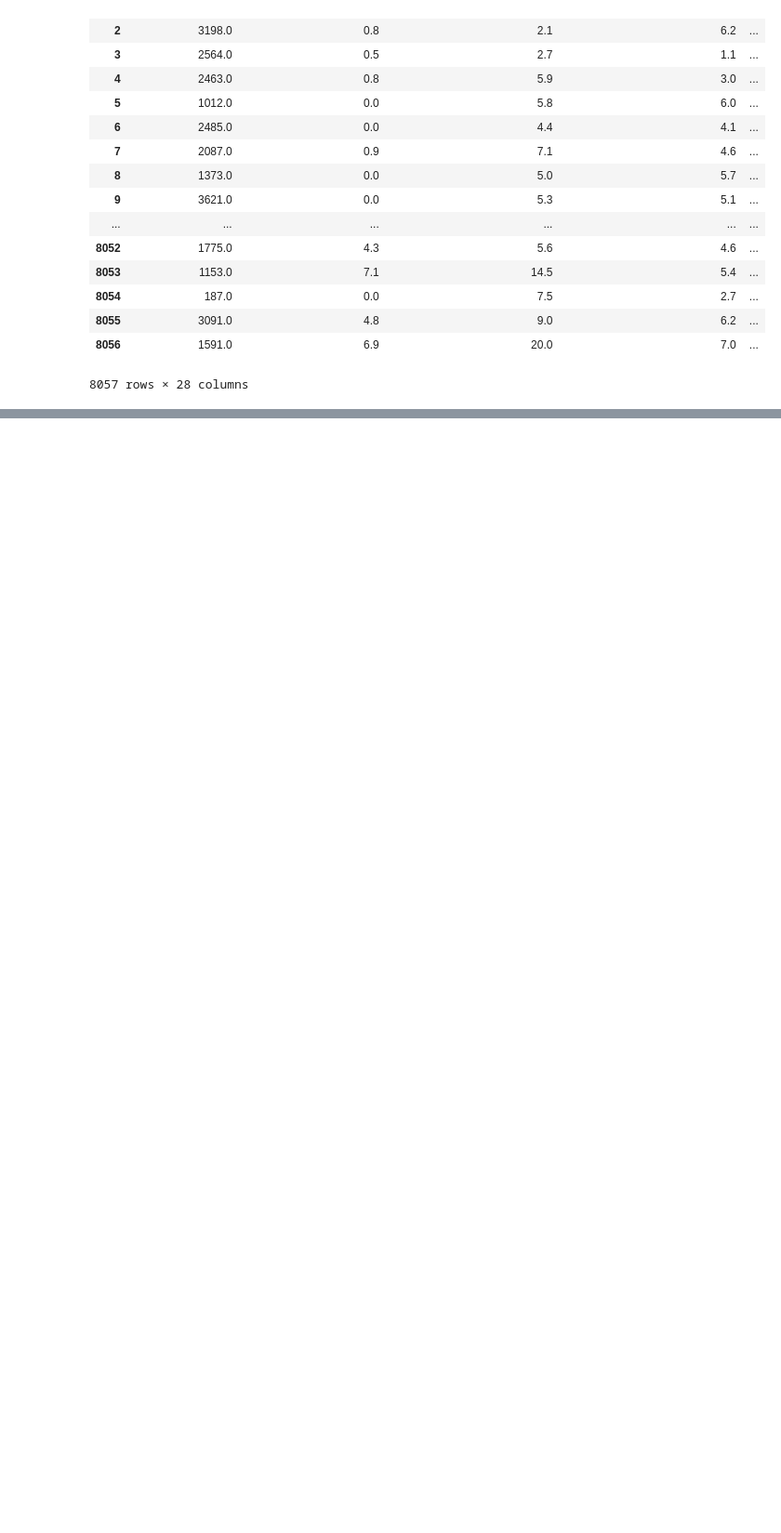
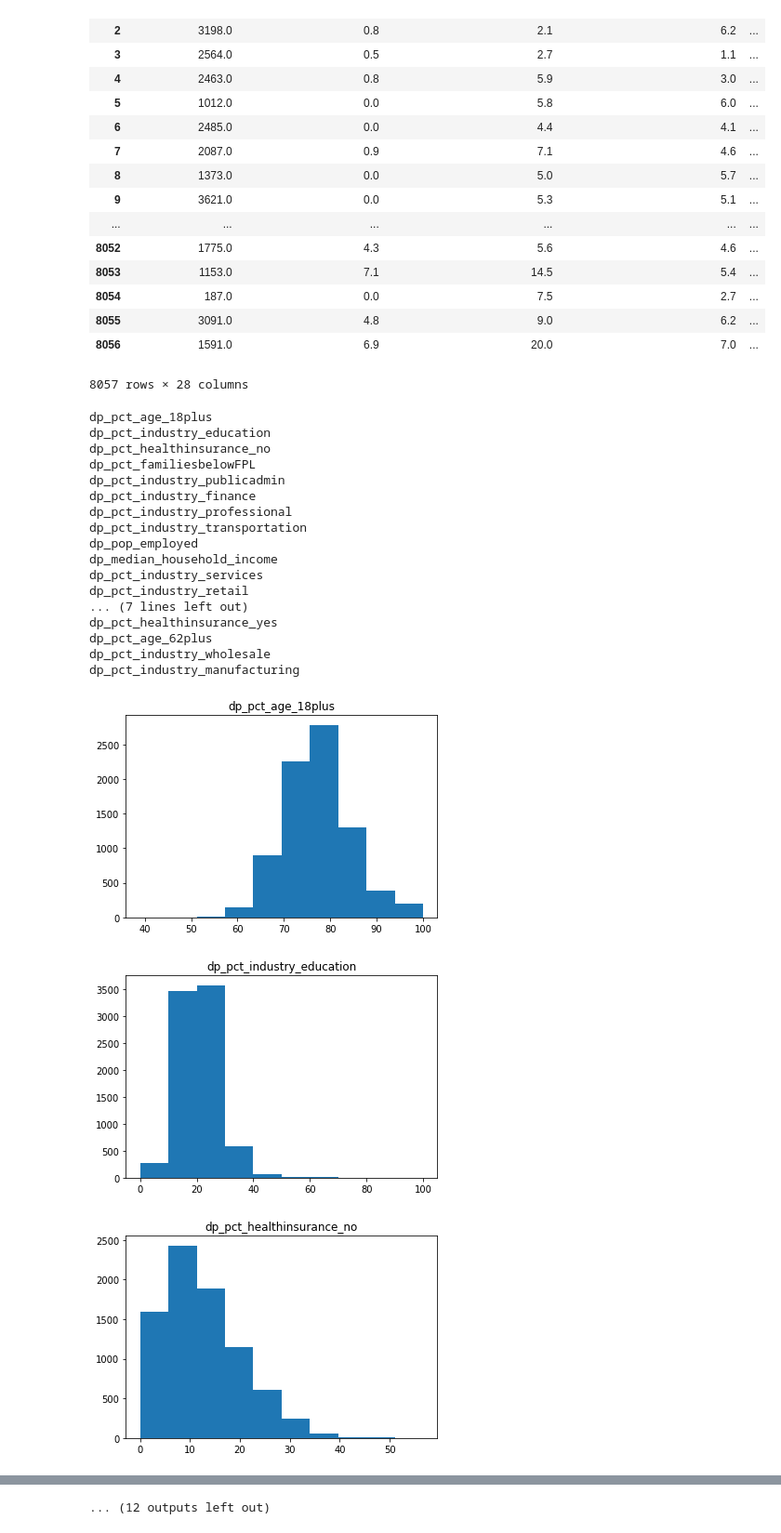
Before and after one commit to cnehrkorn/CaliVoting, a Jupyter notebook: project_demo.ipynb, the cells around one changed output, grey strips where cells are left out. Shown at 93% size. Saved outputs shown, nothing was run; the diff lists cells and outputs as text; code cells hidden in the pictures; blank space fills up the shorter version.

```diff
--- a/project_demo.ipynb
+++ b/project_demo.ipynb
@@ -122,3 +125,33 @@ df
 | 8055 | 3091.0 | 4.8 | 9.0 | 6.2 | ... |
 | 8056 | 1591.0 | 6.9 | 20.0 | 7.0 | ... |
 8057 rows × 28 columns
+# %%
+# turn error code entries into NaNs
+for census_stat in census_vars_dict.values():
+    print(census_stat)
+    df.loc[df[census_stat] < -1000,census_stat] = np.nan
+    x = df[census_stat].dropna()
+    plt.figure()
+    plt.hist(x)
+    plt.title(census_stat)
+# %% [output]
+dp_pct_age_18plus
+dp_pct_industry_education
+dp_pct_healthinsurance_no
+dp_pct_familiesbelowFPL
+dp_pct_industry_publicadmin
+dp_pct_industry_finance
+dp_pct_industry_professional
+dp_pct_industry_transportation
+dp_pop_employed
+dp_median_household_income
+dp_pct_industry_services
+dp_pct_industry_retail
+... (7 lines left out)
+dp_pct_healthinsurance_yes
+dp_pct_age_62plus
+dp_pct_industry_wholesale
+dp_pct_industry_manufacturing
+[figure, added]
+[figure, added]
+[figure, added]
@@ -124,0 +166 @@ df
+... (12 outputs left out)
```
Also changed, not shown: parts of 6 cells of this notebook, 2 other files.
